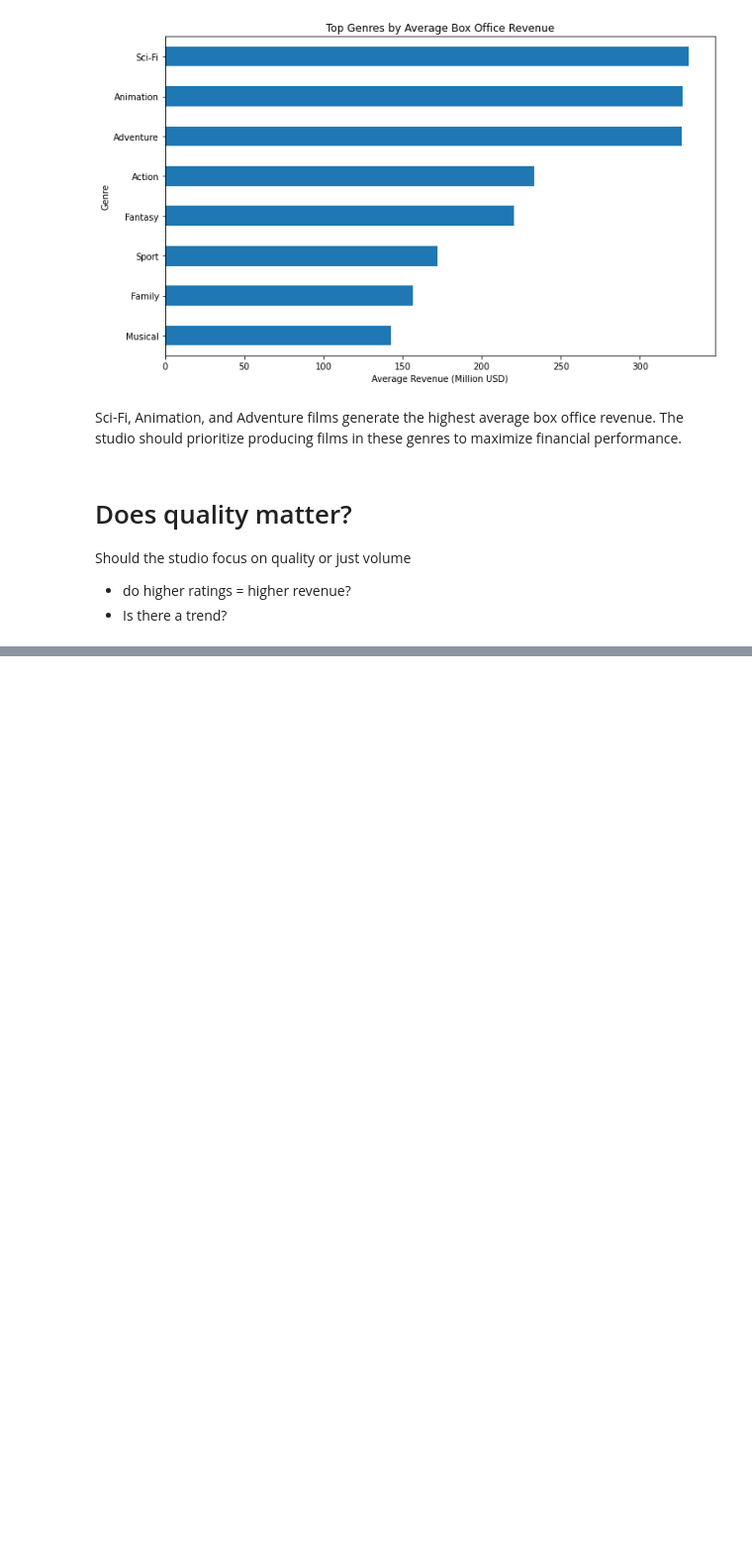
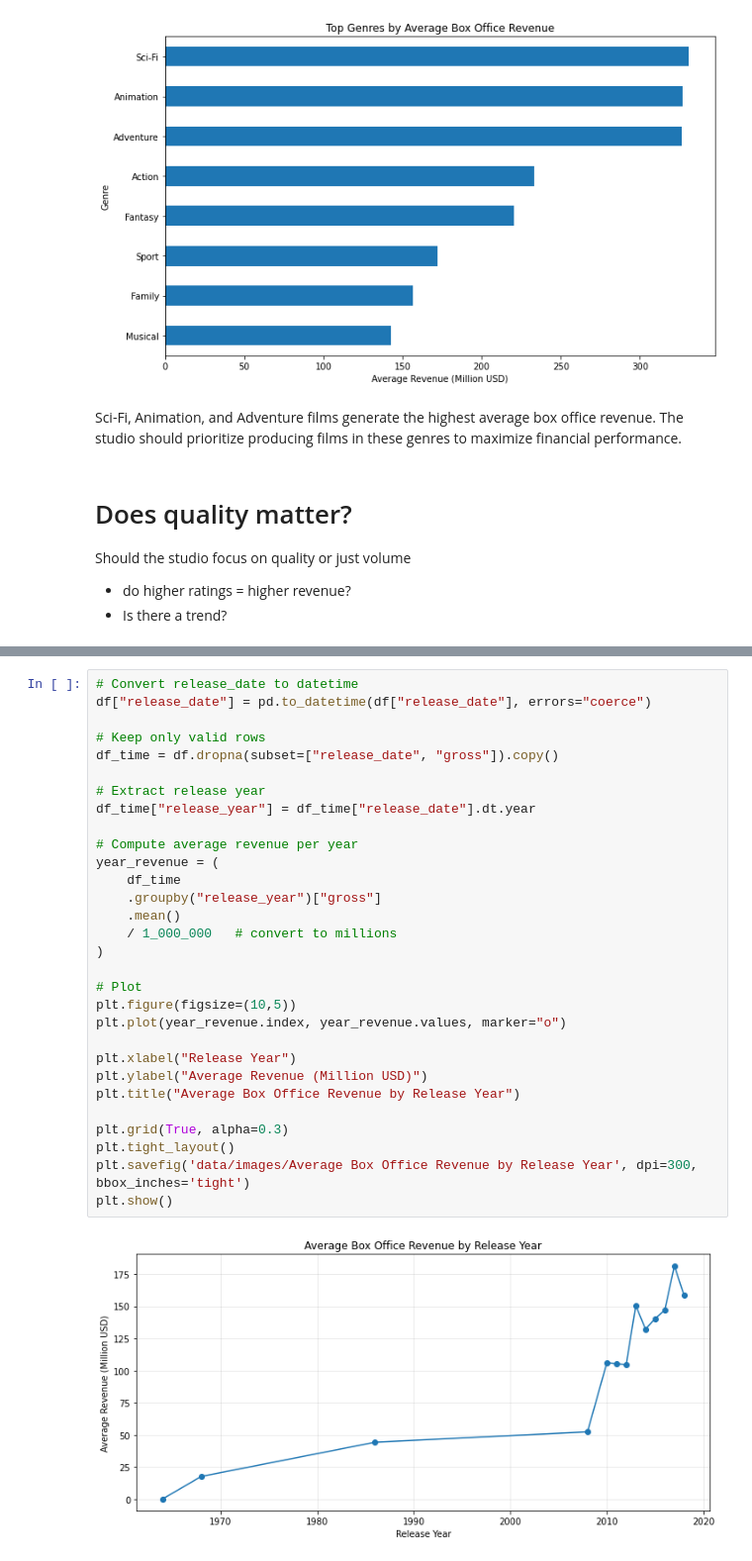
Before and after one commit to ChairoSolutions/Movie-Studio-EDA-Project, a Jupyter notebook: student.ipynb, the cells around one changed output, grey strips where cells are left out. Shown at 99% size. Cells and saved outputs as stored; diff of their text form; blank space fills up the shorter version.

```diff
--- a/student.ipynb
+++ b/student.ipynb
@@ -379,0 +440,32 @@ plt.show()
+# %%
+# Convert release_date to datetime
+df["release_date"] = pd.to_datetime(df["release_date"], errors="coerce")
+
+# Keep only valid rows
+df_time = df.dropna(subset=["release_date", "gross"]).copy()
+
+# Extract release year
+df_time["release_year"] = df_time["release_date"].dt.year
+
+# Compute average revenue per year
+year_revenue = (
+    df_time
+    .groupby("release_year")["gross"]
+    .mean()
+    / 1_000_000   # convert to millions
+)
+
+# Plot
+plt.figure(figsize=(10,5))
+plt.plot(year_revenue.index, year_revenue.values, marker="o")
+
+plt.xlabel("Release Year")
+plt.ylabel("Average Revenue (Million USD)")
+plt.title("Average Box Office Revenue by Release Year")
+
+plt.grid(True, alpha=0.3)
+plt.tight_layout()
+plt.savefig('data/images/Average Box Office Revenue by Release Year', dpi=300, bbox_inches='tight')
+plt.show()
+# %% [output]
+[figure, added]
```
Also changed, not shown: parts of 37 cells of this notebook, 3 other files.
